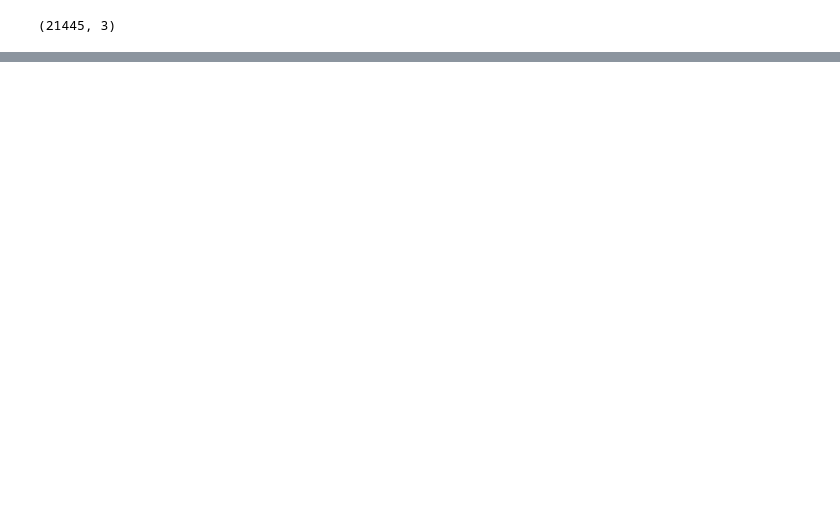
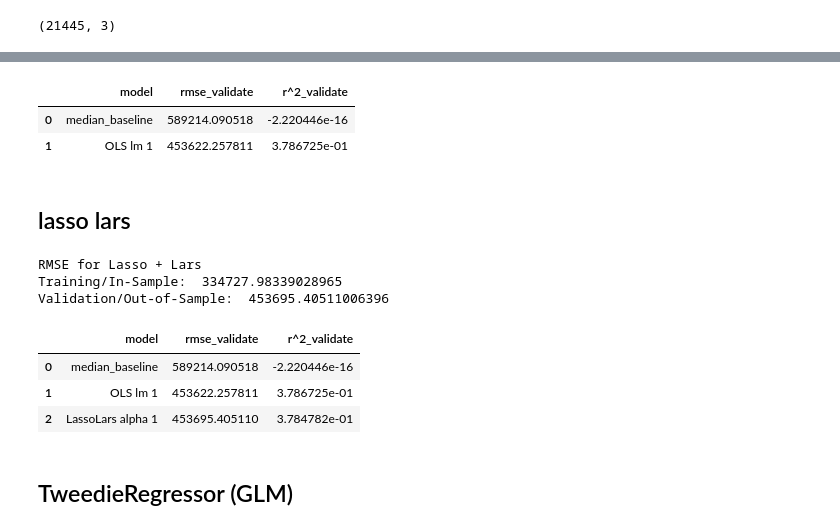
Before and after one commit to mariamnaqvi/predicting_property_values, a Jupyter notebook: scratchpad.ipynb, the cells around one changed output, grey strips where cells are left out. Saved outputs shown, nothing was run; the diff lists cells and outputs as text; code cells hidden in the pictures; blank space fills up the shorter version.

```diff
--- a/scratchpad.ipynb
+++ b/scratchpad.ipynb
@@ -652,0 +666,55 @@ y_validate.shape
+# %%
+metric_df = metric_df.append(
+    {
+    'model': 'OLS lm 1',
+    'rmse_validate': rmse_validate,
+    'r^2_validate': explained_variance_score(y_validate.taxvaluedollarcnt, y_validate.taxvaluedollarcnt_pred_lm)}, ignore_index=True)
+# %%
+metric_df
+# %% [output]
+|  | model | rmse_validate | r^2_validate |
+| 0 | median_baseline | 589214.090518 | -2.220446e-16 |
+| 1 | OLS lm 1 | 453622.257811 | 3.786725e-01 |
+# %% [markdown]
+## lasso lars
+# %%
+# create the model object
+lars = LassoLars(alpha=1)
+
+# fit the model to our training data. We must specify the column in y_train,
+# since we have converted it to a dataframe from a series!
+lars.fit(X_train, y_train.taxvaluedollarcnt)
+
+# predict train
+y_train['taxvaluedollarcnt_pred_lars'] = lars.predict(X_train)
+
+# evaluate: rmse
+rmse_train = mean_squared_error(y_train.taxvaluedollarcnt, y_train.taxvaluedollarcnt_pred_lars) ** 0.5
+
+# predict validate
+y_validate['taxvaluedollarcnt_pred_lars'] = lars.predict(X_validate)
+
+# evaluate: rmse
+rmse_validate = mean_squared_error(y_validate.taxvaluedollarcnt, y_validate.taxvaluedollarcnt_pred_lars) ** 0.5
+
+print("RMSE for Lasso + Lars\nTraining/In-Sample: ", rmse_train,
+      "\nValidation/Out-of-Sample: ", rmse_validate)
+# %% [output]
+RMSE for Lasso + Lars
+Training/In-Sample:  334727.98339028965
+Validation/Out-of-Sample:  453695.40511006396
+# %%
+metric_df = metric_df.append(
+    {
+    'model': 'LassoLars alpha 1',
+    'rmse_validate': rmse_validate,
+    'r^2_validate': explained_variance_score(y_validate.taxvaluedollarcnt, y_validate.taxvaluedollarcnt_pred_lars)}, ignore_index=True)
+# %%
+metric_df
+# %% [output]
+|  | model | rmse_validate | r^2_validate |
+| 0 | median_baseline | 589214.090518 | -2.220446e-16 |
+| 1 | OLS lm 1 | 453622.257811 | 3.786725e-01 |
+| 2 | LassoLars alpha 1 | 453695.405110 | 3.784782e-01 |
+# %% [markdown]
+## TweedieRegressor (GLM)
```
Also changed, not shown: parts of 22 cells of this notebook.
